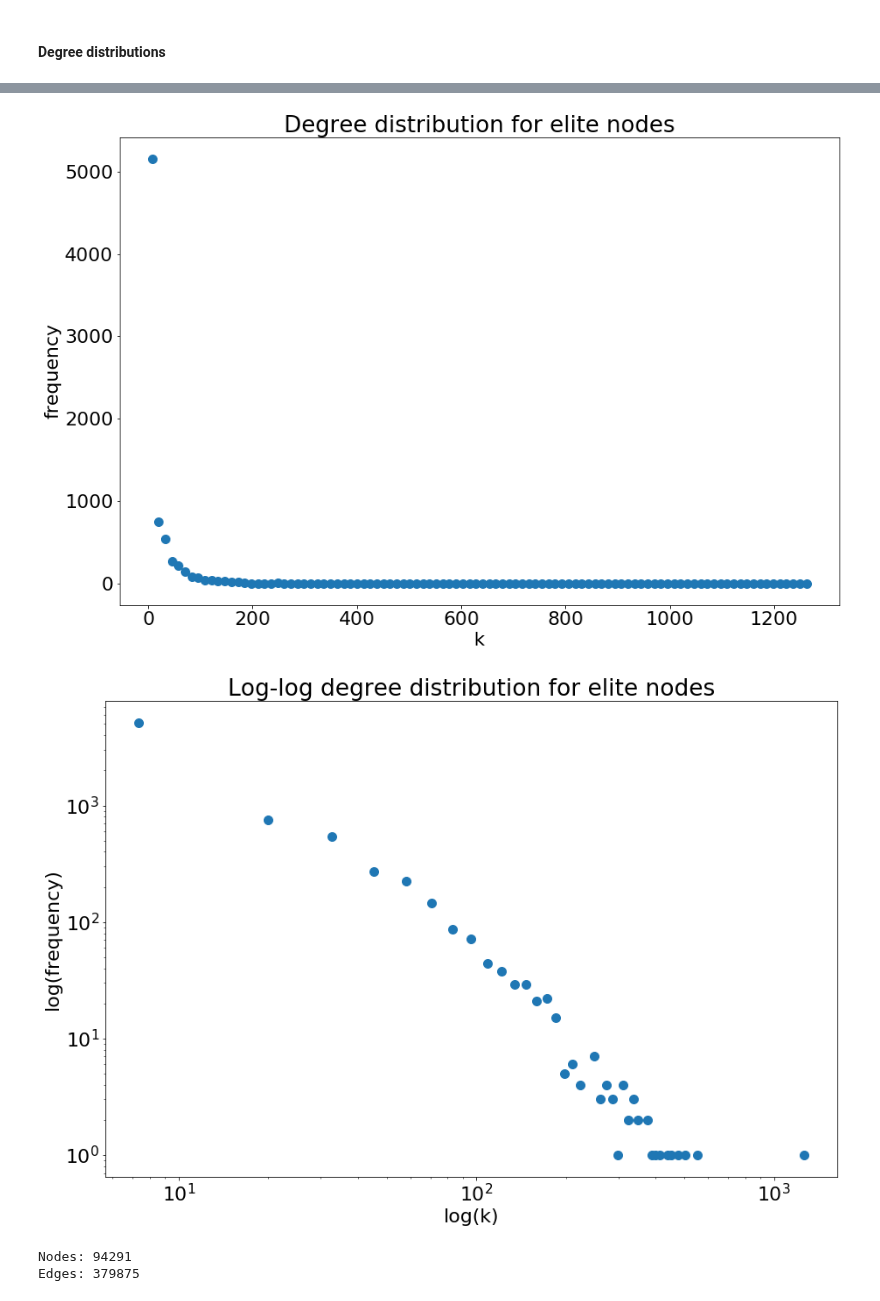
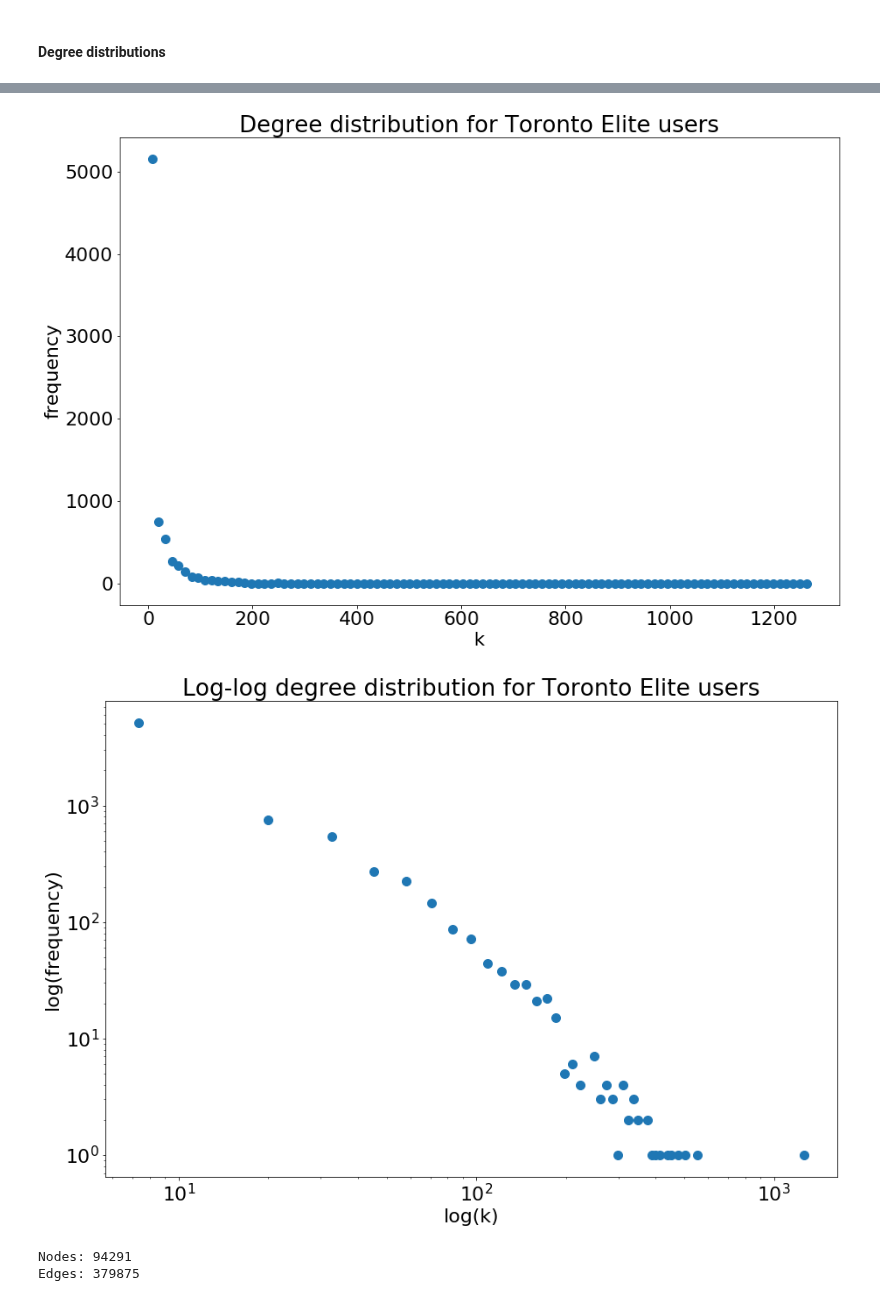
Before and after one commit to thomasnilsson/02805-social-graphs-2018, a Jupyter notebook: project1/Toronto Reviews.ipynb, the cells around one changed output, grey strips where cells are left out. Saved outputs shown, nothing was run; the diff lists cells and outputs as text; code cells hidden in the pictures.

```diff
--- a/project1/Toronto Reviews.ipynb
+++ b/project1/Toronto Reviews.ipynb
@@ -137,8 +124,8 @@ degree_plot(review_network, review_biz_nodes, "biz nodes")
-# %%
-degree_plot(review_network, review_elite_nodes, "elite nodes")
-# %% [output]
-[figure, removed]
-[figure, removed]
+# %%
+degree_plot(review_network, review_elite_nodes, title="Toronto Elite users", filename='reviews_degree_elite_users')
+# %% [output]
+[figure, added]
+[figure, added]
 # %%
 print('Nodes:', len(review_network.nodes()))
 print('Edges:', len(review_network.edges()))
```
Also changed, not shown: parts of 30 cells of this notebook, 32 other files.
